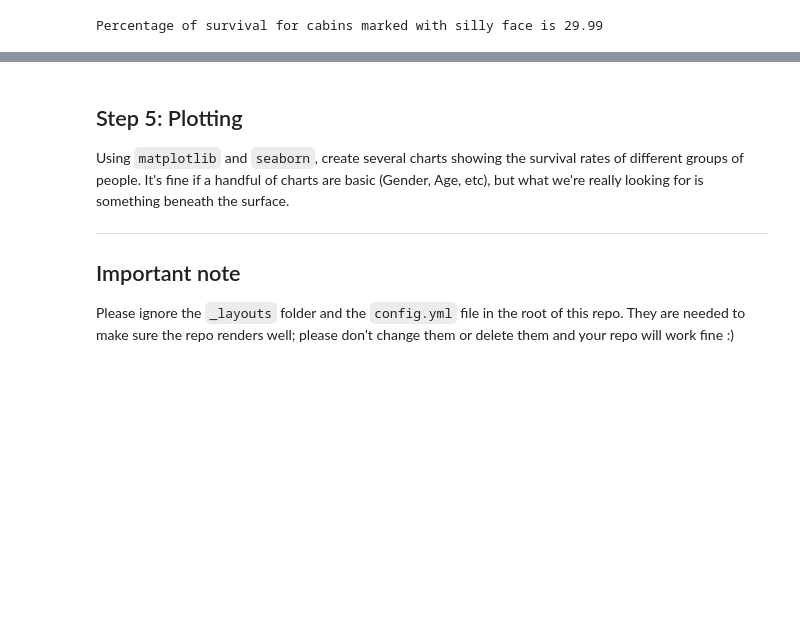
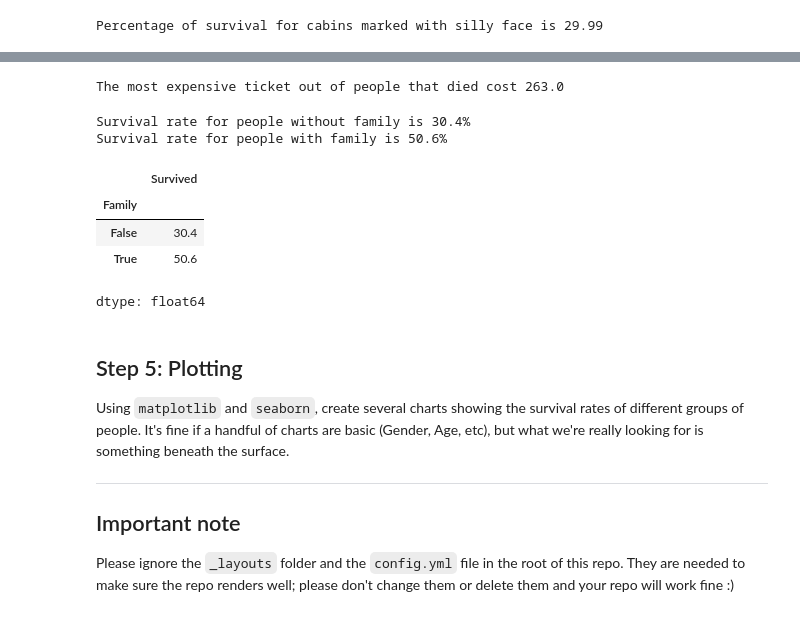
Before and after one commit to Ch3ddarr/DSB-Unit-02, a Jupyter notebook: mywork/lab-eda-titanic-student-submission.ipynb, the cells around one changed output, grey strips where cells are left out. Drawn from its saved outputs; the diff is of its cells as text; code cells hidden in the pictures; blank space fills up the shorter version.

```diff
--- a/mywork/lab-eda-titanic-student-submission.ipynb
+++ b/mywork/lab-eda-titanic-student-submission.ipynb
@@ -321,3 +355,24 @@ Percentage of survival for cabins marked with silly face is 29.99
+# %%
+# 10. Of all the people that died, who had the most expensive ticket? How much did it cost?
+print(f"The most expensive ticket out of people that died cost {titanic[titanic['Survived']==0]['Fare'].max()}")
+# %% [output]
+The most expensive ticket out of people that died cost 263.0
+# %%
+# 11. Does having family on the boat help or hurt your chances of survival?
+titanic['Family'] = (titanic['Parch'] + titanic['SibSp']) > 0
+survival_rate = titanic.groupby('Family')['Survived'].mean().round(3)*100
+print(f"Survival rate for people without family is {survival_rate.iloc[0]}%")
+print(f"Survival rate for people with family is {survival_rate.iloc[1]}%")
+
+# The point is: Make a family!
+# %% [output]
+Survival rate for people without family is 30.4%
+Survival rate for people with family is 50.6%
+|  | Survived |
+| Family |  |
+| False | 30.4 |
+| True | 50.6 |
+dtype: float64
 # %% [markdown]
 ## Step 5: Plotting
 Using `matplotlib` and `seaborn`, create several charts showing the survival rates of different groups of people. It's fine if a handful of charts are basic (Gender, Age, etc), but what we're really looking for is something beneath the surface.
```
Also changed, not shown: parts of 4 cells of this notebook.
